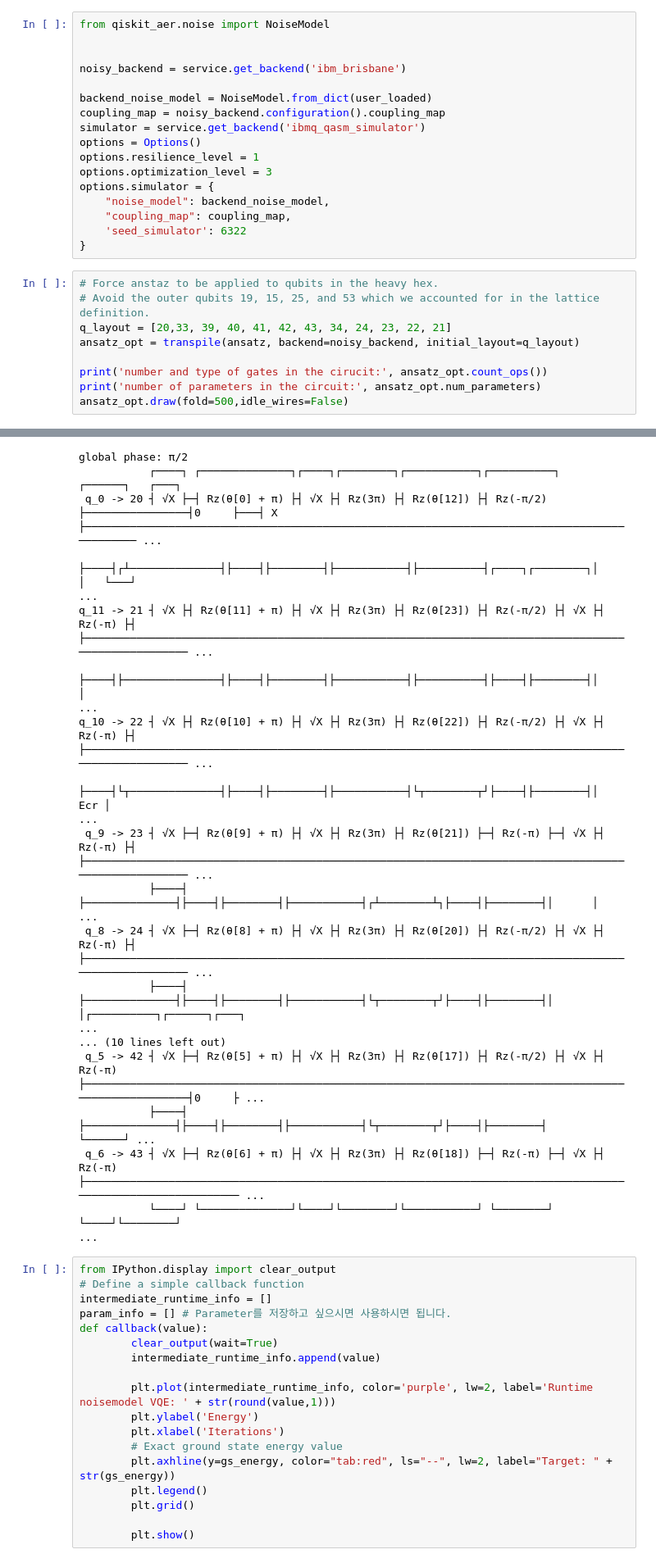
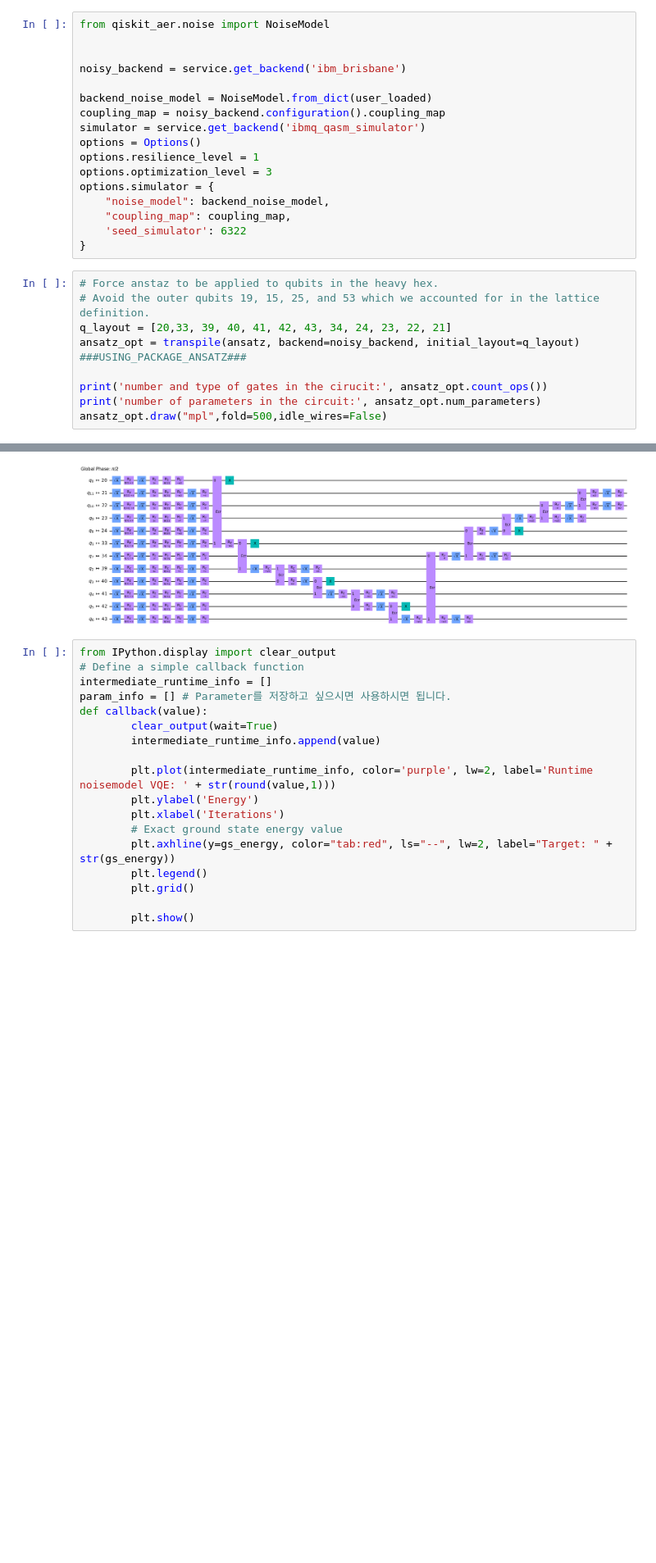
Before and after one commit to amychoi7/Qiskit-Fall-Fest-2023-SNU-, a Jupyter notebook: Open hackathon/kagome-vqe.ipynb, the cells around one changed output, grey strips where cells are left out. Shown at 82% size. Drawn from its saved outputs; the diff is of its cells as text; blank space fills up the shorter version.

```diff
--- a/Open hackathon/kagome-vqe.ipynb
+++ b/Open hackathon/kagome-vqe.ipynb
@@ -592,32 +632,16 @@ options.simulator = {
 # %%
 # Force anstaz to be applied to qubits in the heavy hex.
 # Avoid the outer qubits 19, 15, 25, and 53 which we accounted for in the lattice definition.
 q_layout = [20,33, 39, 40, 41, 42, 43, 34, 24, 23, 22, 21]
-ansatz_opt = transpile(ansatz, backend=noisy_backend, initial_layout=q_layout)
+ansatz_opt = transpile(ansatz, backend=noisy_backend, initial_layout=q_layout) ###USING_PACKAGE_ANSATZ###
 
 print('number and type of gates in the cirucit:', ansatz_opt.count_ops())
 print('number of parameters in the circuit:', ansatz_opt.num_parameters)
-ansatz_opt.draw(fold=500,idle_wires=False)
+ansatz_opt.draw("mpl",fold=500,idle_wires=False)
 # %% [output]
 number and type of gates in the cirucit: OrderedDict([('rz', 83), ('sx', 51), ('ecr', 11), ('x', 5)])
 number of parameters in the circuit: 24
-global phase: π/2
-           ┌────┐ ┌──────────────┐┌────┐┌────────┐┌───────────┐┌──────────┐                ┌──────┐   ┌───┐
- q_0 -> 20 ┤ √X ├─┤ Rz(θ[0] + π) ├┤ √X ├┤ Rz(3π) ├┤ Rz(θ[12]) ├┤ Rz(-π/2) ├────────────────┤0     ├───┤ X ├───────────────────────────────────────────────────────────────────────────────────────────── ...
-           ├────┤┌┴──────────────┤├────┤├────────┤├───────────┤├──────────┤┌────┐┌────────┐│      │   └───┘                                                                                              ...
-q_11 -> 21 ┤ √X ├┤ Rz(θ[11] + π) ├┤ √X ├┤ Rz(3π) ├┤ Rz(θ[23]) ├┤ Rz(-π/2) ├┤ √X ├┤ Rz(-π) ├┤      ├───────────────────────────────────────────────────────────────────────────────────────────────────── ...
-           ├────┤├───────────────┤├────┤├────────┤├───────────┤├──────────┤├────┤├────────┤│      │                                                                                                      ...
-q_10 -> 22 ┤ √X ├┤ Rz(θ[10] + π) ├┤ √X ├┤ Rz(3π) ├┤ Rz(θ[22]) ├┤ Rz(-π/2) ├┤ √X ├┤ Rz(-π) ├┤      ├───────────────────────────────────────────────────────────────────────────────────────────────────── ...
-           ├────┤└┬──────────────┤├────┤├────────┤├───────────┤└┬────────┬┘├────┤├────────┤│  Ecr │                                                                                                      ...
- q_9 -> 23 ┤ √X ├─┤ Rz(θ[9] + π) ├┤ √X ├┤ Rz(3π) ├┤ Rz(θ[21]) ├─┤ Rz(-π) ├─┤ √X ├┤ Rz(-π) ├┤      ├───────────────────────────────────────────────────────────────────────────────────────────────────── ...
-           ├────┤ ├──────────────┤├────┤├────────┤├───────────┤┌┴────────┴┐├────┤├────────┤│      │                                                                                                      ...
- q_8 -> 24 ┤ √X ├─┤ Rz(θ[8] + π) ├┤ √X ├┤ Rz(3π) ├┤ Rz(θ[20]) ├┤ Rz(-π/2) ├┤ √X ├┤ Rz(-π) ├┤      ├───────────────────────────────────────────────────────────────────────────────────────────────────── ...
-           ├────┤ ├──────────────┤├────┤├────────┤├───────────┤└┬────────┬┘├────┤├────────┤│      │┌──────────┐┌──────┐┌───┐                                                                             ...
-... (10 lines left out)
- q_5 -> 42 ┤ √X ├─┤ Rz(θ[5] + π) ├┤ √X ├┤ Rz(3π) ├┤ Rz(θ[17]) ├┤ Rz(-π/2) ├┤ √X ├┤ Rz(-π) ├─────────────────────────────────────────────────────────────────────────────────────────────────────┤0     ├ ...
-           ├────┤ ├──────────────┤├────┤├────────┤├───────────┤└┬────────┬┘├────┤├────────┤                                                                                                     └──────┘ ...
- q_6 -> 43 ┤ √X ├─┤ Rz(θ[6] + π) ├┤ √X ├┤ Rz(3π) ├┤ Rz(θ[18]) ├─┤ Rz(-π) ├─┤ √X ├┤ Rz(-π) ├───────────────────────────────────────────────────────────────────────────────────────────────────────────── ...
-           └────┘ └──────────────┘└────┘└────────┘└───────────┘ └────────┘ └────┘└────────┘                                                                                                              ...
+[figure, added]
 # %%
 from IPython.display import clear_output
 # Define a simple callback function
```
Also changed, not shown: parts of 27 cells of this notebook, 15 other files.
